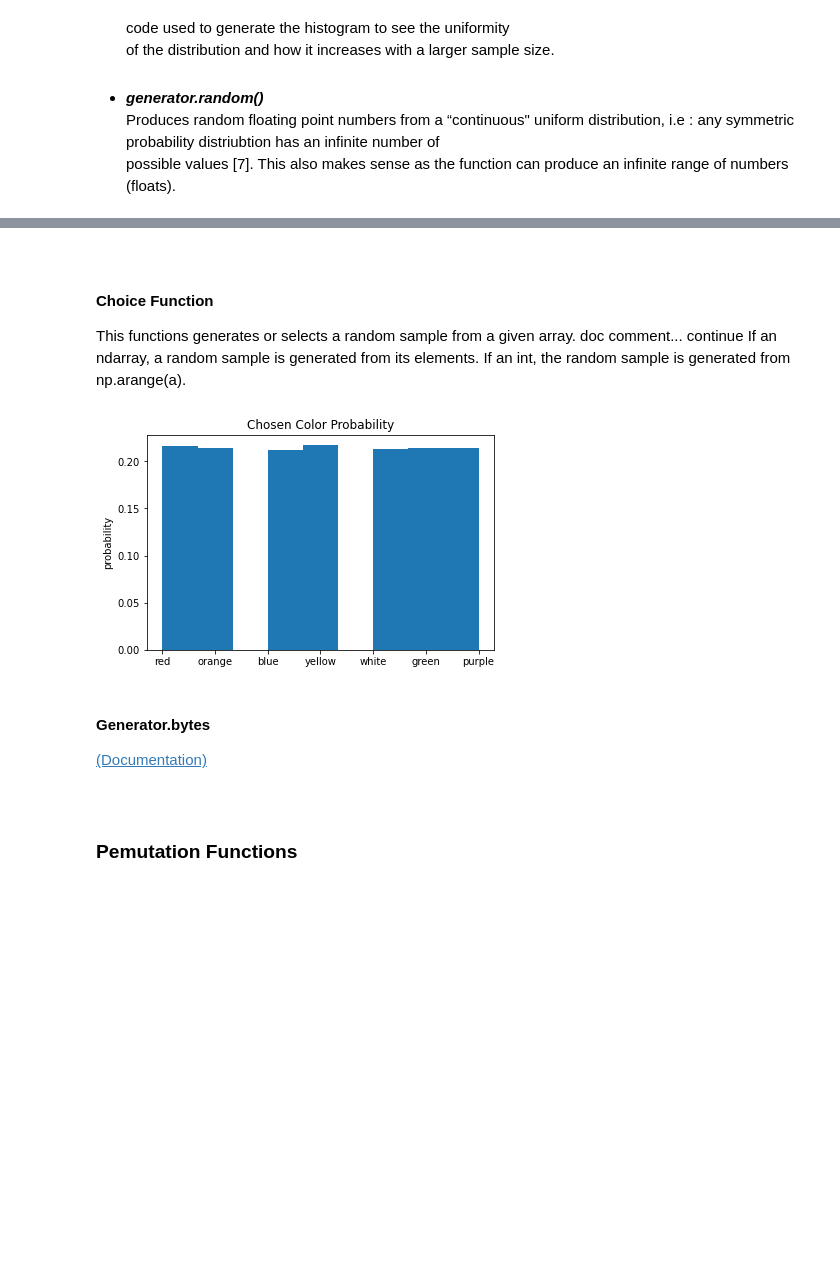
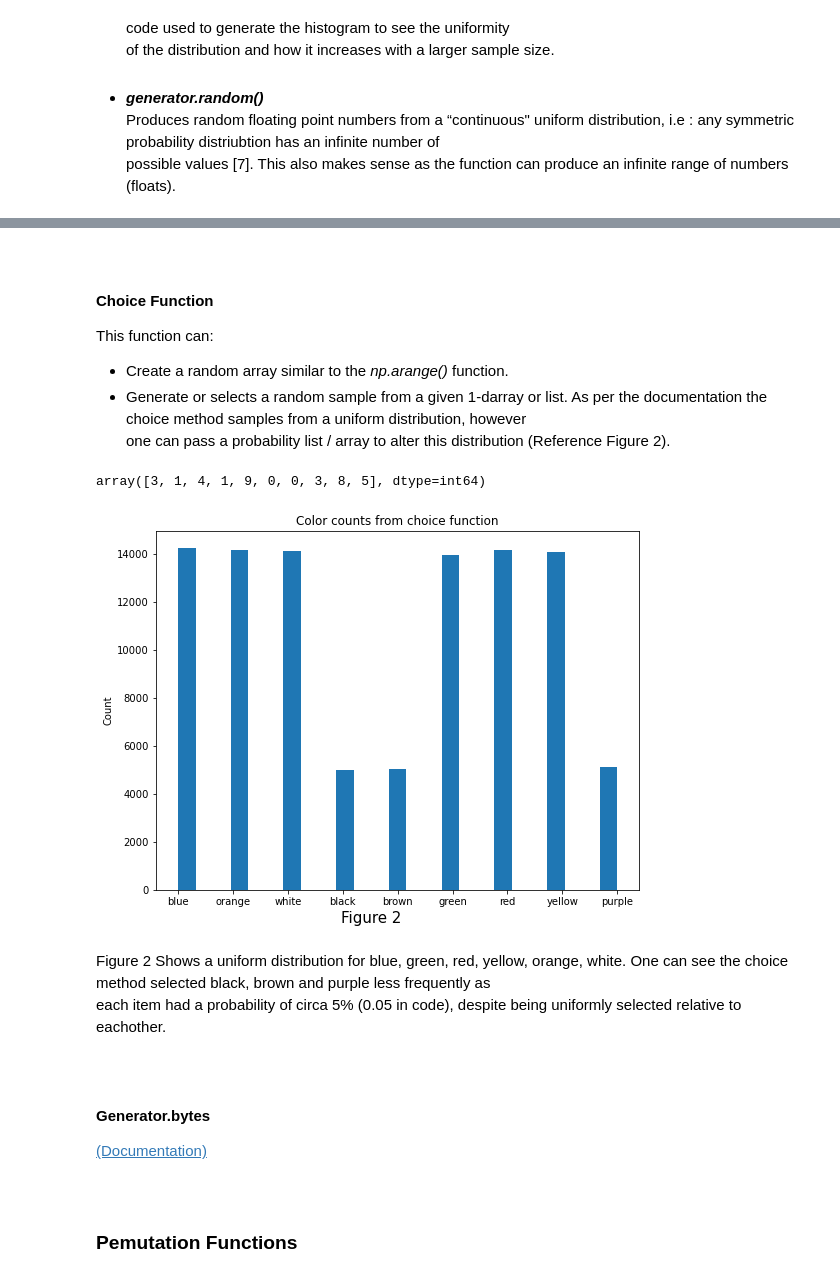
Before and after one commit to CiaranMoran27/playing_with_jupyter, a Jupyter notebook: numpy-random.ipynb, the cells around one changed output, grey strips where cells are left out. Cells and saved outputs as stored; diff of their text form; code cells hidden in the pictures; blank space fills up the shorter version.

```diff
--- a/numpy-random.ipynb
+++ b/numpy-random.ipynb
@@ -138,41 +131,60 @@ plot_hist_twice(small_array, large_array, 'n = 10000', 'n = 10000000', 1)
 <br>
 
 #### Choice Function
-
-This functions generates or selects a random sample from a given array.
-doc comment... continue
-If an ndarray, a random sample is generated from its elements. If an int, the random sample is generated from np.arange(a).
+This function can:
+- Create a random array similar to the *np.arange()* function.
+- Generate or selects a random sample from a given 1-darray or list. As per the documentation the choice method samples from a uniform distribution, however
+<br>one can pass a probability list / array to alter this distribution (Reference Figure 2).
+# %%
+# randomly select 10 numbers between 0 - 10
+rand_array = rng.choice(11, size = 10)     # acts like np.arange(n)
+rand_array
+# %% [output]
+array([3, 1, 4, 1, 9, 0, 0, 3, 8, 5], dtype=int64)
 # %%
+# This cell will explore the choice methods ability to sample from a uniform distribution
+# and its p (probability) parameter
+
 colors = ['blue', 'black', 'green', 'red', 'yellow', 'orange', 'purple', 'brown', 'white']
 selections = []
 selections_weighted = []
 probabilities = []
-
 
 # append choices from color list to selections list
 for i in range(10000):
     selection = rng.choice(colors)
     selections.append(selection)
 
 
     # make weighted proability list
 for color in colors:
-    if color in ['black', 'brown']:
-        probabilities.append(0)
+    if color in ['black', 'brown', 'purple']:
+        probabilities.append(0.05)
     else:
-        probabilities.append(1/7)
+        probabilities.append(0.85/6)
 
+    # make choices over large range
+for i in range(100000):
+    selection_weighted = rng.choice(colors, p = probabilities)      # pass weighted probability list to choice()
+    selections_weighted.append(selection_weighted)                  # append choices to weighted list
 
-
-    # append weighted choices from color list to selections list
-for i in range(100000):
-    selection_weighted = rng.choice(colors, p = probabilities)
-    selections_weighted.append(selection_weighted)
-
-plot_hist(selections_weighted, 'probability', 'Chosen Color Probability', 9, 20)
+# plot hisrogram
+plt.figure(figsize = (8, 6))
+plt.hist(selections_weighted, bins = 25)
+plt.figtext(0.5, 0.01, 'Figure 2', wrap = True, horizontalalignment = 'center', fontsize = 15)
+plt.title('Color counts from choice function')
+plt.xticks(colors)
+plt.ylabel('Count')
+plt.tight_layout(pad = 2)
+plt.show()
 # %% [output]
-[figure, old version]
+[figure, new version]
+# %% [markdown]
+Figure 2 Shows a uniform distribution for blue, green, red, yellow, orange, white. One can see the choice method selected black, brown and purple less frequently as<br>
+each item had a probability of circa 5% (0.05 in code), despite being uniformly selected relative to eachother.
 # %% [markdown]
+<br>
+
 #### Generator.bytes
 [(Documentation)](https://numpy.org/doc/stable/reference/random/generated/numpy.random.Generator.bytes.html#numpy.random.Generator.bytes)
 <br>
```
Also changed, not shown: parts of 9 cells of this notebook, 1 other file.
